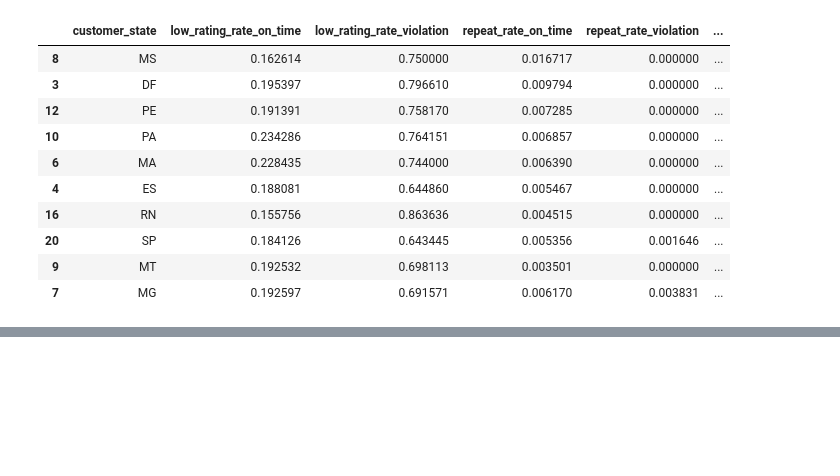
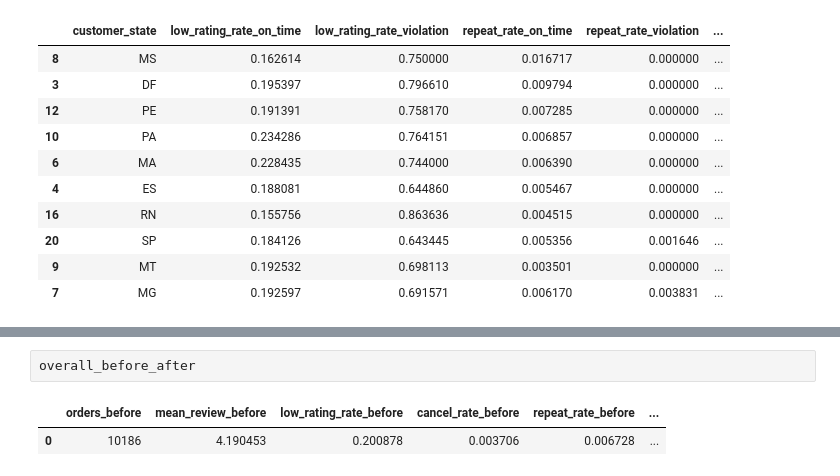
Before and after one commit to andrewyang0620/Marketplace-Sla-Risk-Analysis, a Jupyter notebook: notebooks/02_customer_impact.ipynb, the cells around one changed output, grey strips where cells are left out. Cells and saved outputs as stored; diff of their text form; blank space fills up the shorter version.

```diff
--- a/notebooks/02_customer_impact.ipynb
+++ b/notebooks/02_customer_impact.ipynb
@@ -420,0 +501,5 @@ per_seller_before_after.head()
+# %%
+overall_before_after
+# %% [output]
+|  | orders_before | mean_review_before | low_rating_rate_before | cancel_rate_before | repeat_rate_before | ... |
+| 0 | 10186 | 4.190453 | 0.200878 | 0.003706 | 0.006728 | ... |
```
Also changed, not shown: parts of 27 cells of this notebook, 1 other file.
